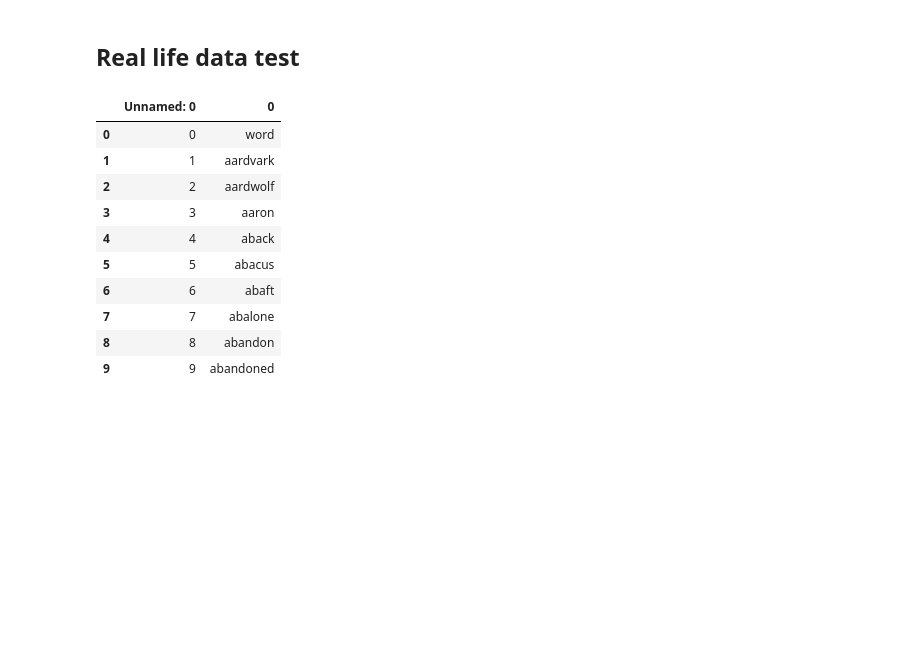
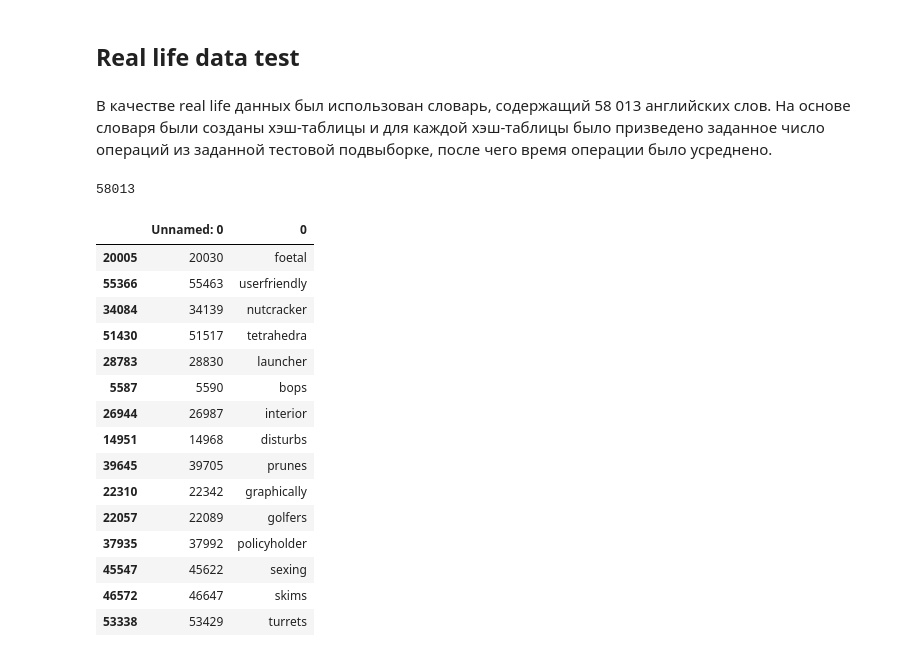
Before and after one commit to CodeSopranos/hashing-algorithms, a Jupyter notebook: report.ipynb, the cells around one changed output. Drawn from its saved outputs; the diff is of its cells as text; code cells hidden in the pictures; blank space fills up the shorter version.

```diff
--- a/report.ipynb
+++ b/report.ipynb
@@ -172,0 +256,2 @@ warnings.simplefilter('ignore')
+# %% [markdown]
+В качестве real life данных был использован словарь, содержащий 58 013 английских слов. На основе словаря были созданы хэш-таблицы и для каждой хэш-таблицы было призведено заданное число операций из заданной тестовой подвыборке, после чего время операции было усреднено.
@@ -173,16 +262,23 @@ warnings.simplefilter('ignore')
 # %%
 reallife = pd.read_csv('data/input/dictionary.csv')
-reallife.head(10)
+print(len(reallife))
+reallife.sample(15)
 # %% [output]
+58013
 |  | Unnamed: 0 | 0 |
-| 0 | 0 | word |
-| 1 | 1 | aardvark |
-| 2 | 2 | aardwolf |
-| 3 | 3 | aaron |
-| 4 | 4 | aback |
-| 5 | 5 | abacus |
-| 6 | 6 | abaft |
-| 7 | 7 | abalone |
-| 8 | 8 | abandon |
-| 9 | 9 | abandoned |
+| 20005 | 20030 | foetal |
+| 55366 | 55463 | userfriendly |
+| 34084 | 34139 | nutcracker |
+| 51430 | 51517 | tetrahedra |
+| 28783 | 28830 | launcher |
+| 5587 | 5590 | bops |
+| 26944 | 26987 | interior |
+| 14951 | 14968 | disturbs |
+| 39645 | 39705 | prunes |
+| 22310 | 22342 | graphically |
+| 22057 | 22089 | golfers |
+| 37935 | 37992 | policyholder |
+| 45547 | 45622 | sexing |
+| 46572 | 46647 | skims |
+| 53338 | 53429 | turrets |
 # %% [markdown]
```
Also changed, not shown: parts of 21 cells of this notebook, 28 other files.
